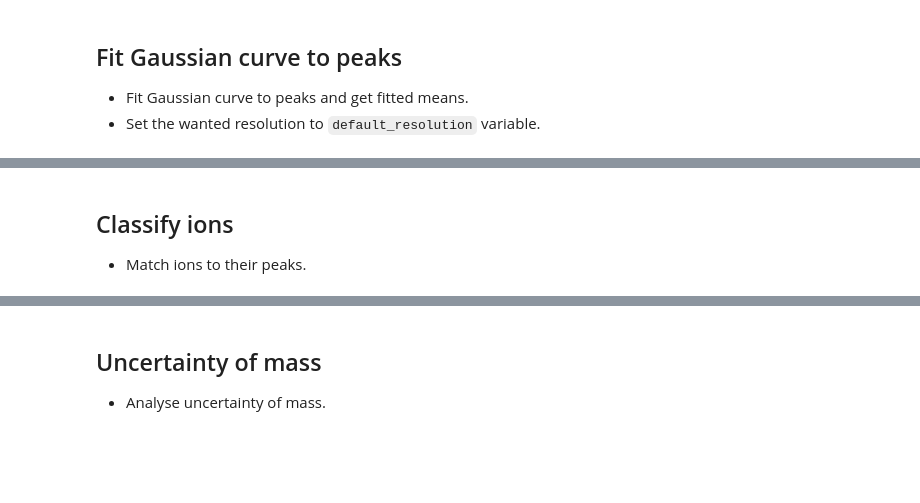
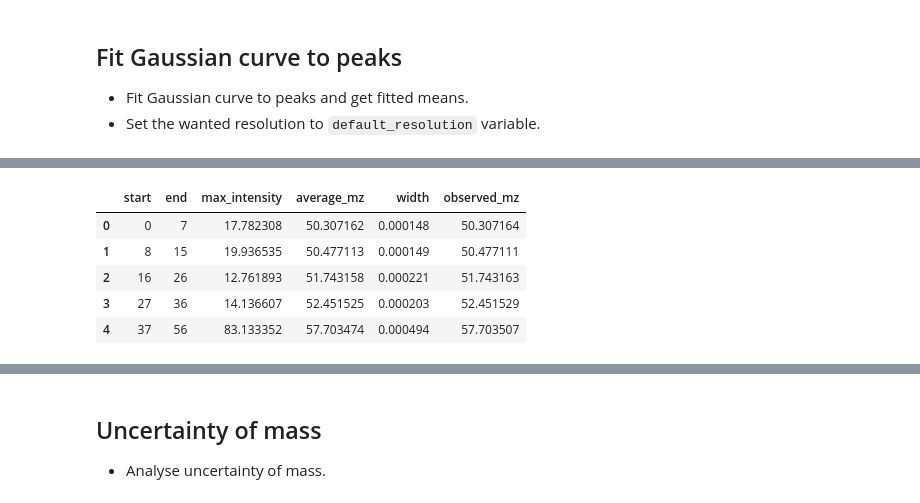
Before and after one commit to jokinen77/DataScienceProject1-Orbitrap, a Jupyter notebook: DataScienceProject1.ipynb, the cells around one changed output, grey strips where cells are left out. Drawn from its saved outputs; the diff is of its cells as text; code cells hidden in the pictures; blank space fills up the shorter version.

```diff
--- a/DataScienceProject1.ipynb
+++ b/DataScienceProject1.ipynb
@@ -193,15 +214,18 @@ a, mu, sigma = fit_gaussian(data, show=True)
 # %%
 # Add 'observed' column
 for spectrum, peak_information in zip(spectrums, peak_informations):
     fitted_means = []
     for i, peak in peak_information.iterrows():
         data = spectrum.iloc[int(peak["start"]):int(peak["end"] + 1)]
         a, mu, sigma = fit_gaussian(data)
         fitted_means.append(mu)
-    peak_information["observed"] = fitted_means
+    peak_information["observed_mz"] = fitted_means
 
 peak_informations[0].head(5)
+# %% [output]
+|  | start | end | max_intensity | average_mz | width | observed_mz |
+| 0 | 0 | 7 | 17.782308 | 50.307162 | 0.000148 | 50.307164 |
+| 1 | 8 | 15 | 19.936535 | 50.477113 | 0.000149 | 50.477111 |
+| 2 | 16 | 26 | 12.761893 | 51.743158 | 0.000221 | 51.743163 |
+| 3 | 27 | 36 | 14.136607 | 52.451525 | 0.000203 | 52.451529 |
+| 4 | 37 | 56 | 83.133352 | 57.703474 | 0.000494 | 57.703507 |
-# %% [markdown]
-## Classify ions
-
-* Match ions to their peaks.
```
Also changed, not shown: parts of 8 cells of this notebook.
